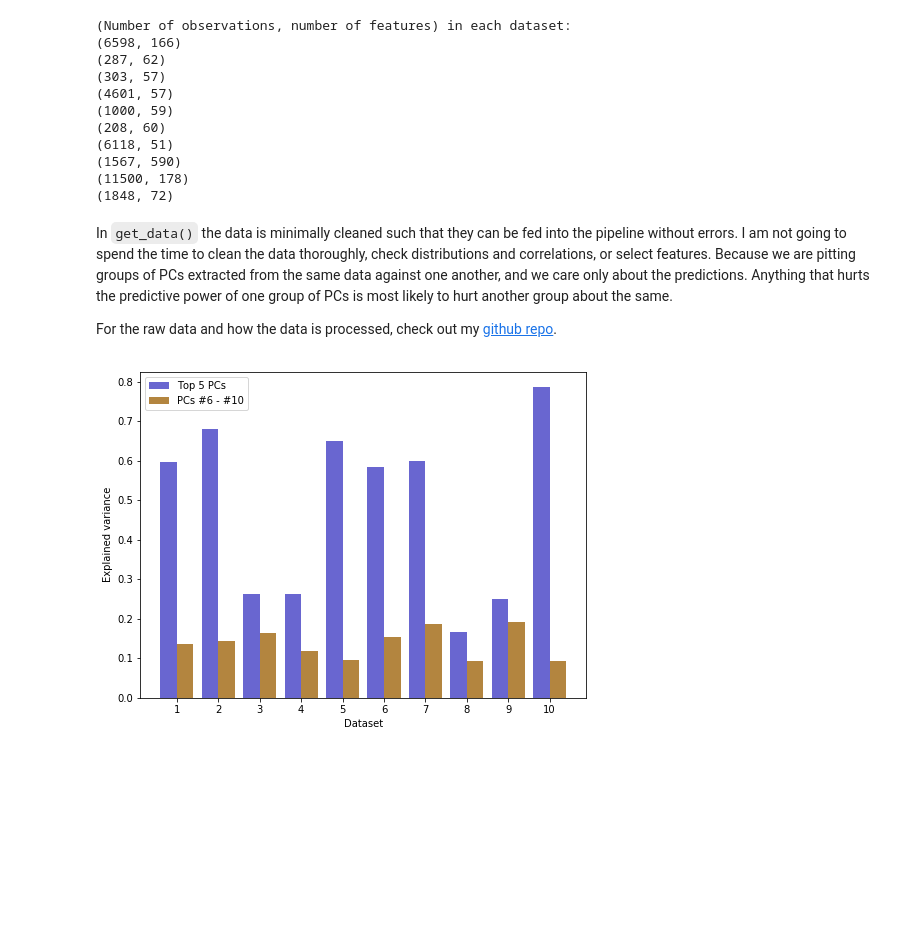
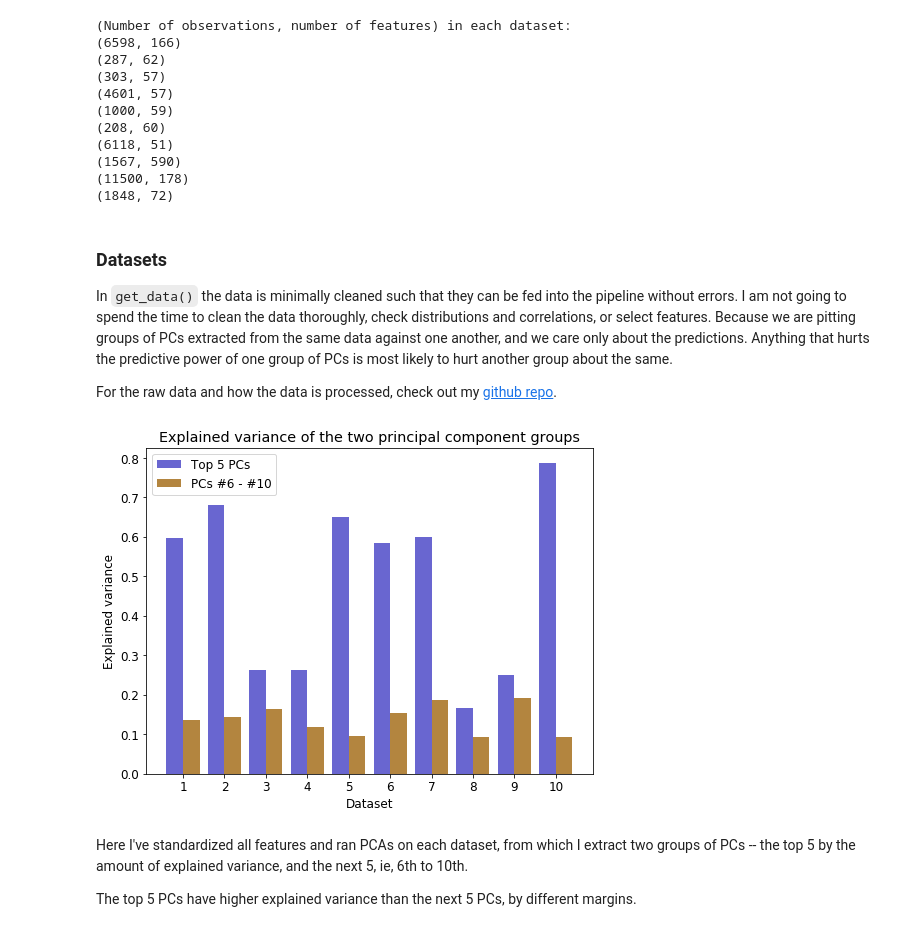
Before and after one commit to alfrednfwong/PCA_predictive_power_study, a Jupyter notebook: PCA_empiricals.ipynb, the cells around one changed output. Saved outputs shown, nothing was run; the diff lists cells and outputs as text; code cells hidden in the pictures; blank space fills up the shorter version.

```diff
--- a/PCA_empiricals.ipynb
+++ b/PCA_empiricals.ipynb
@@ -40,6 +38,8 @@ for x_data in x_datas_original:
 (11500, 178)
 (1848, 72)
 # %% [markdown]
+### Datasets
+
 In `get_data()` the data is minimally cleaned such that they can be fed into the pipeline without errors. I am not going to spend the time to clean the data thoroughly, check distributions and correlations, or select features. Because we are pitting groups of PCs extracted from the same data against one another, and we care only about the predictions. Anything that hurts the predictive power of one group of PCs is most likely to hurt another group about the same.
 
 For the raw data and how the data is processed, check out my [github repo](https://github.com/alfrednfwong/PCA_predictive_power_study).
@@ -90,20 +90,25 @@ for x_data in x_datas_std:
 # %%
 fig = plt.figure(figsize=(8, 6))
 ax = fig.add_subplot(111)
 width = 0.4
 ind = np.arange(1, 11)
 bars1 = plt.bar(
     x=ind, height=explained_vars_top_5, width=width, color='#6966D0'
 )
 bars2 = plt.bar(
     x=ind + width, height=explained_vars_next_5, width=width, color='#B3853F'
 )
 ax.set_xticks(ind + width / 2)
 ax.set_xticklabels(ind)
 ax.set_ylabel('Explained variance')
 ax.set_xlabel('Dataset')
 ax.legend(['Top 5 PCs', 'PCs #6 - #10'])
+ax.set_title('Explained variance of the two principal component groups')
 plt.show()
 # %% [output]
-[figure, old version]
+[figure, new version]
+# %% [markdown]
+Here I've standardized all features and ran PCAs on each dataset, from which I extract two groups of PCs -- the top 5 by the amount of explained variance, and the next 5, ie, 6th to 10th.
+
+The top 5 PCs have higher explained variance than the next 5 PCs, by different margins.
 # %% [markdown]
```
Also changed, not shown: parts of 17 cells of this notebook, 1 other file.
